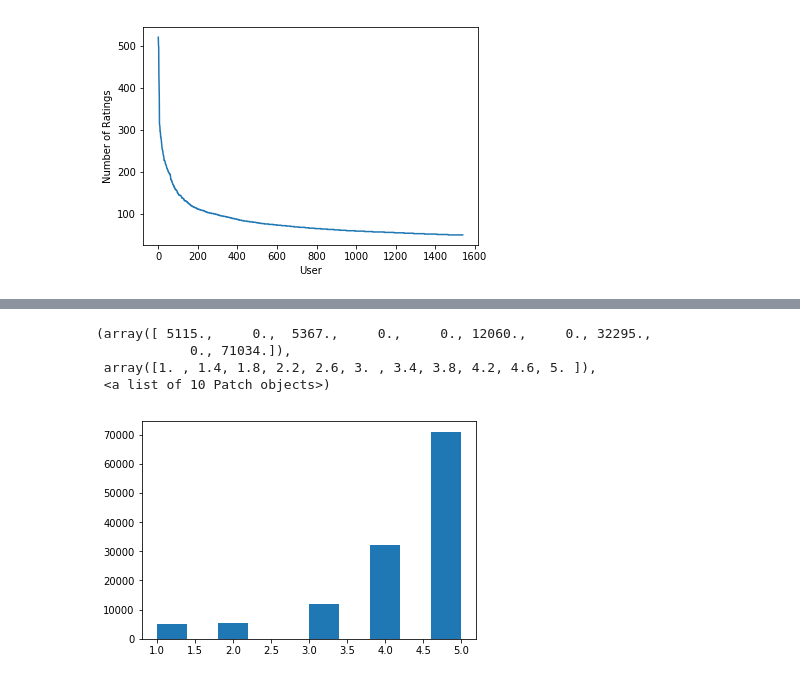
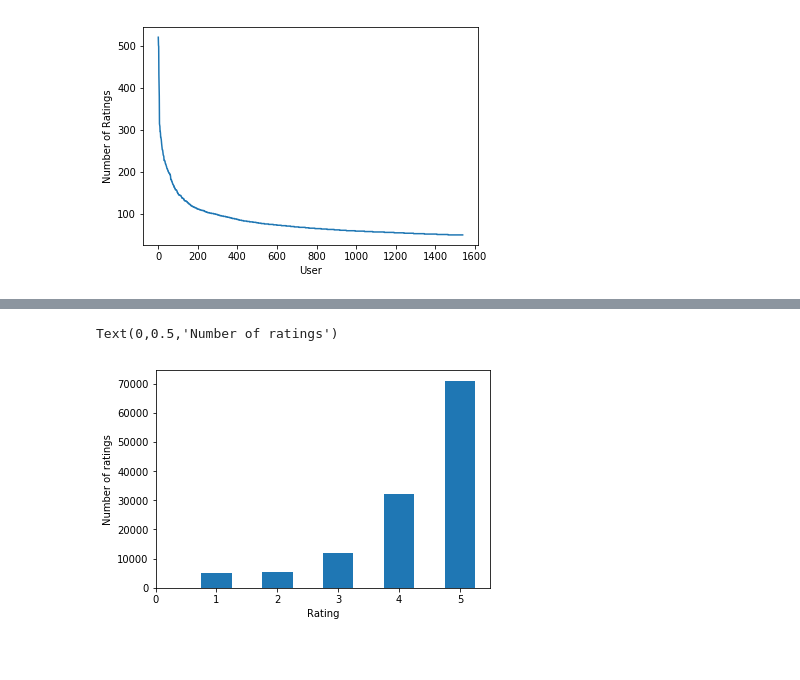
Before and after one commit to huwatime/RecSys, a Jupyter notebook: task1.ipynb, the cells around one changed output, grey strips where cells are left out. Saved outputs shown, nothing was run; the diff lists cells and outputs as text; code cells hidden in the pictures; blank space fills up the shorter version.

```diff
--- a/task1.ipynb
+++ b/task1.ipynb
@@ -3,14 +3,15 @@
 # %%
 import numpy as np
 from scipy.sparse import csr_matrix
+
+CSV_PATH = '../Dataset/ratings_Electronics_50.csv'
 
 # generate user_list and item_list
 user_list = {}
 item_list = {}
 user_cnt = 0
 item_cnt = 0
-
-with open ('../Dataset/ratings_Electronics_50.csv', 'r') as f:
+with open (CSV_PATH, 'r') as f:
     for line in f:
         user, item, rating, timestamp = line.split(",")
         if (user not in user_list):
@@ -19,21 +20,21 @@ with open ('../Dataset/ratings_Electronics_50.csv', 'r') as f:
         if (item not in item_list):
             item_list[item] = item_cnt
             item_cnt = item_cnt + 1
-
+print("User count: {}".format(user_cnt))
+print("Item count: {}".format(item_cnt))
 
 # generate user-item sparse matrix
-rows = []
-cols = []
-vals = []
-
-with open ('../Dataset/ratings_Electronics_50.csv', 'r') as f:
+users = []
+items = []
+ratings = []
+with open (CSV_PATH, 'r') as f:
     for line in f:
         user, item, rating, timestamp = line.split(",")
-        rows.append(user_list[user])
-        cols.append(item_list[item])
-        vals.append(float(rating))
+        users.append(user_list[user])
+        items.append(item_list[item])
+        ratings.append(float(rating))
 
-user_item_matrix = csr_matrix((vals, (rows, cols)), dtype=float)
+user_item_matrix = csr_matrix((ratings, (users, items)), dtype=float)
 sparsity = 1 - user_item_matrix.count_nonzero()/len(user_list)/len(item_list)
-print(sparsity)
+print("Sparsity of User-Item matrix: {:2.2f}%".format(sparsity*100))
 # %% [output]
@@ -103,8 +115,7 @@ plt.show()
-# %%
-plt.hist(ratings)
-# %% [output]
-(array([ 5115.,     0.,  5367.,     0.,     0., 12060.,     0., 32295.,
-            0., 71034.]),
- array([1. , 1.4, 1.8, 2.2, 2.6, 3. , 3.4, 3.8, 4.2, 4.6, 5. ]),
- <a list of 10 Patch objects>)
-[figure, removed]
+# %%
+plt.hist(ratings, range=(0.5, 5.5), align='left')
+plt.xlabel('Rating')
+plt.ylabel('Number of ratings')
+# %% [output]
+Text(0,0.5,'Number of ratings')
+[figure, added]
```
Also changed, not shown: parts of 9 cells of this notebook.
